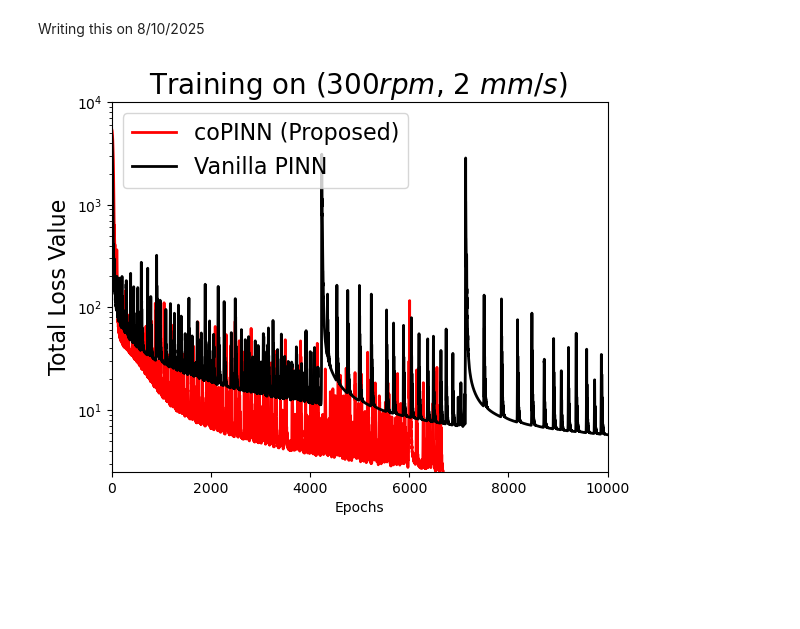
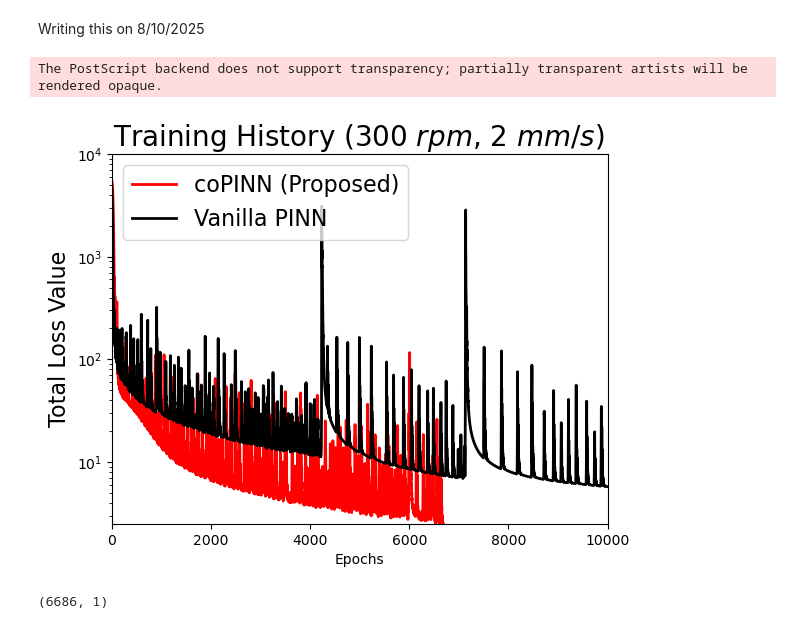
Before and after one commit to raghavg97/PINN_AFSD, a Jupyter notebook: Review_July2025/AFSD_Comparison/Comparison_nb.ipynb, the cells around one changed output. Saved outputs shown, nothing was run; the diff lists cells and outputs as text; code cells hidden in the pictures; blank space fills up the shorter version.

Commit message:
Rechecked plots Nov2025..

```diff
--- a/Review_July2025/AFSD_Comparison/Comparison_nb.ipynb
+++ b/Review_July2025/AFSD_Comparison/Comparison_nb.ipynb
@@ -28,16 +28,27 @@ coPINN_hist = loadmat('./coPINN_comparison/ASFD_coPINN.mat')['train_loss'].resha
 # %%
 fig,ax = plt.subplots()
 
 ax.plot(coPINN_hist,'r',label = 'coPINN (Proposed)',linewidth = 2)
 ax.plot(vPINN_hist,'k',label = 'Vanilla PINN',linewidth = 2)
 
 ax.set_xlabel('Epochs')
 ax.set_ylabel('Total Loss Value',math_fontfamily = 'cm',fontsize = 16)
-ax.set_title('Training on ($300rpm$, 2 $mm/s$) ',fontsize = 20)
+ax.set_title('Training History (300 $rpm$, 2 $mm/s$) ',fontsize = 20)
 ax.legend(loc = 2,fontsize = 16)
 
 ax.set_xlim([0,10000])
 ax.set_ylim([2.5,10000])
 ax.set_yscale('log')
+
+formats = ['pdf','svg','png','eps']
+
+for format in formats:
+    folder = './Plots/'+format + '/'
+    fig.savefig(folder+'Train_hist.'+format,format = format,bbox_inches = 'tight')
 # %% [output]
+The PostScript backend does not support transparency; partially transparent artists will be rendered opaque.
-[figure, old version]
+[figure, new version]
+# %%
+coPINN_hist.shape
+# %% [output]
+(6686, 1)
```
Also changed, not shown: 7 other files.
